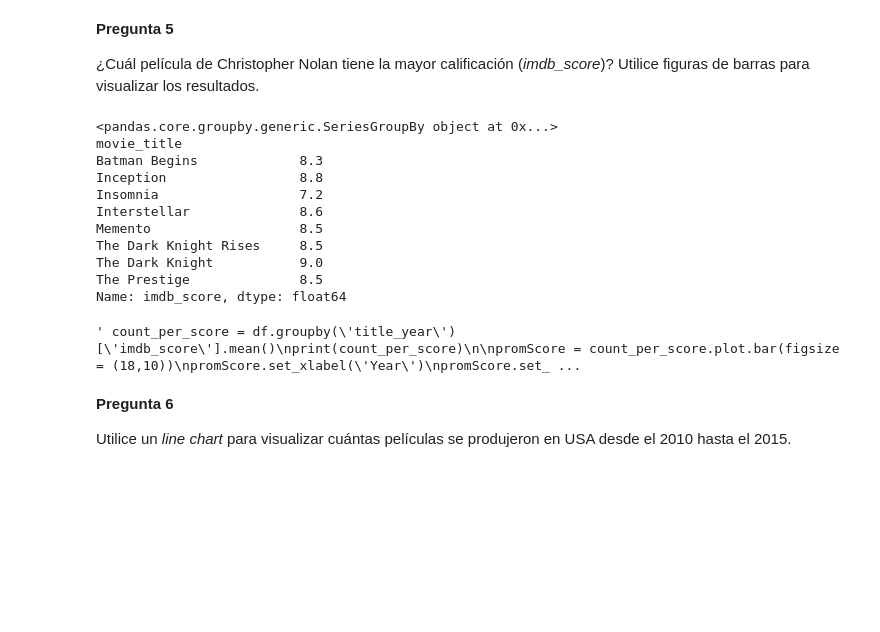
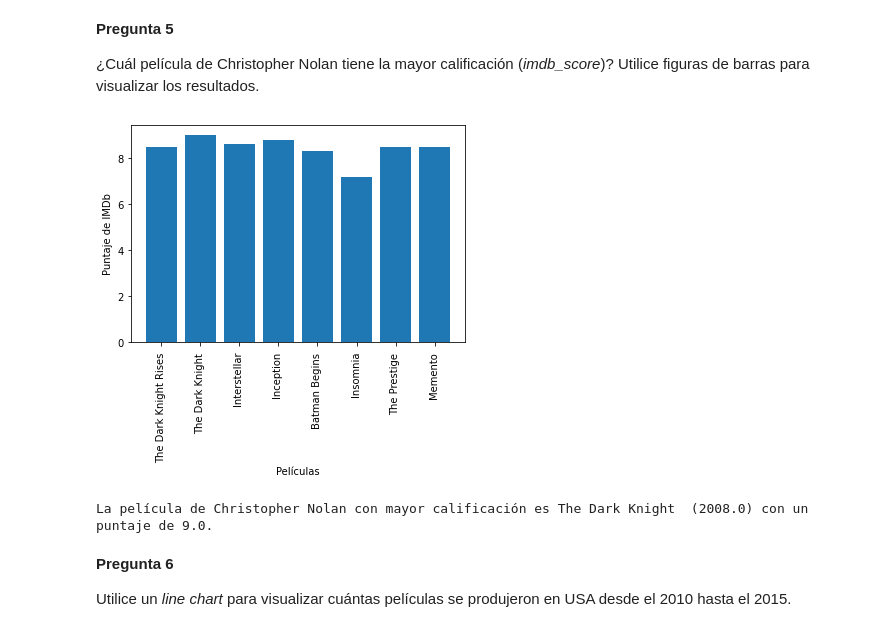
Before and after one commit to andrescaro16/Analitica, a Jupyter notebook: 123456789.ipynb, the cells around one changed output. Saved outputs shown, nothing was run; the diff lists cells and outputs as text; code cells hidden in the pictures; blank space fills up the shorter version.

```diff
--- a/123456789.ipynb
+++ b/123456789.ipynb
@@ -187,45 +187,28 @@ dtype: int64
 **Pregunta 5**
 
 ¿Cuál película de Christopher Nolan tiene la mayor calificación (_imdb_score_)? Utilice figuras de barras para visualizar los resultados.
-# %%
-#Espacio para el código de la pregunta 5
-index = df['director_name'] == "Christopher Nolan"
-df_director = df[index]
-
-count_per_score = df_director.groupby('movie_title')['imdb_score']
-print(count_per_score)
-print(f"{count_per_score.max()}")
-
-
-
-
-''' Score = count_per_score.plot.bar(figsize = (18,10))
-Score.set_xlabel('Movie')
-Score.set_ylabel('Score') '''
-
-
-
-''' count_per_score = df.groupby('title_year')['imdb_score'].mean()
-print(count_per_score)
-
-promScore = count_per_score.plot.bar(figsize = (18,10))
-promScore.set_xlabel('Year')
-promScore.set_ylabel('Average of Score')
-
-print(f"El año en el que se tiene el mayor promedio es {count_per_score.idxmax()} con {count_per_score.max()} ") '''
-# %% [output]
-<pandas.core.groupby.generic.SeriesGroupBy object at 0x...>
-movie_title
-Batman Begins             8.3
-Inception                 8.8
-Insomnia                  7.2
-Interstellar              8.6
-Memento                   8.5
-The Dark Knight Rises     8.5
-The Dark Knight           9.0
-The Prestige              8.5
-Name: imdb_score, dtype: float64
-' count_per_score = df.groupby(\'title_year\')[\'imdb_score\'].mean()\nprint(count_per_score)\n\npromScore = count_per_score.plot.bar(figsize = (18,10))\npromScore.set_xlabel(\'Year\')\npromScore.set_ ...
+# %%
+#Espacio para el código de la pregunta 5
+index = df['director_name'] == "Christopher Nolan"
+df_director = df[index]
+
+registro_mayor_imdb_score = df_director.sort_values('imdb_score', ascending=False).head(1)
+
+imdb_scores = df_director['imdb_score']
+movie_titles = df_director['movie_title']
+fig, ax = plt.subplots()
+ax.bar(movie_titles, imdb_scores)
+ax.set_xlabel('Películas')
+ax.set_ylabel('Puntaje de IMDb')
+plt.xticks(rotation=90) # Para rotar las etiquetas del eje X
+plt.show()
+
+
+
+print(f"La película de Christopher Nolan con mayor calificación es {registro_mayor_imdb_score['movie_title'].values[0]} ({registro_mayor_imdb_score['title_year'].values[0]}) con un puntaje de {registro_mayor_imdb_score['imdb_score'].values[0]}.")
+# %% [output]
+[figure, added]
+La película de Christopher Nolan con mayor calificación es The Dark Knight  (2008.0) con un puntaje de 9.0.
 # %% [markdown]
 **Pregunta 6**
 
```
Also changed, not shown: parts of 8 cells of this notebook.
